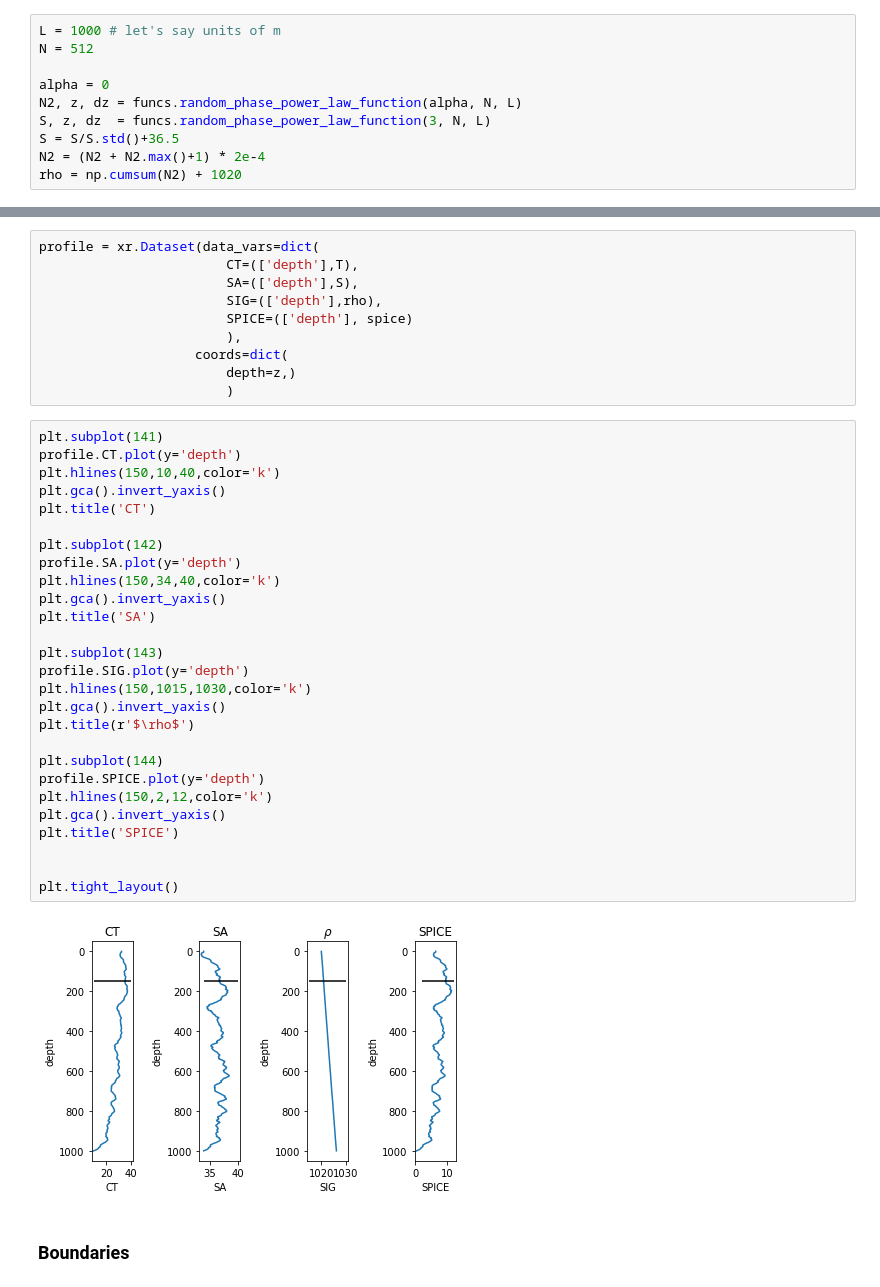
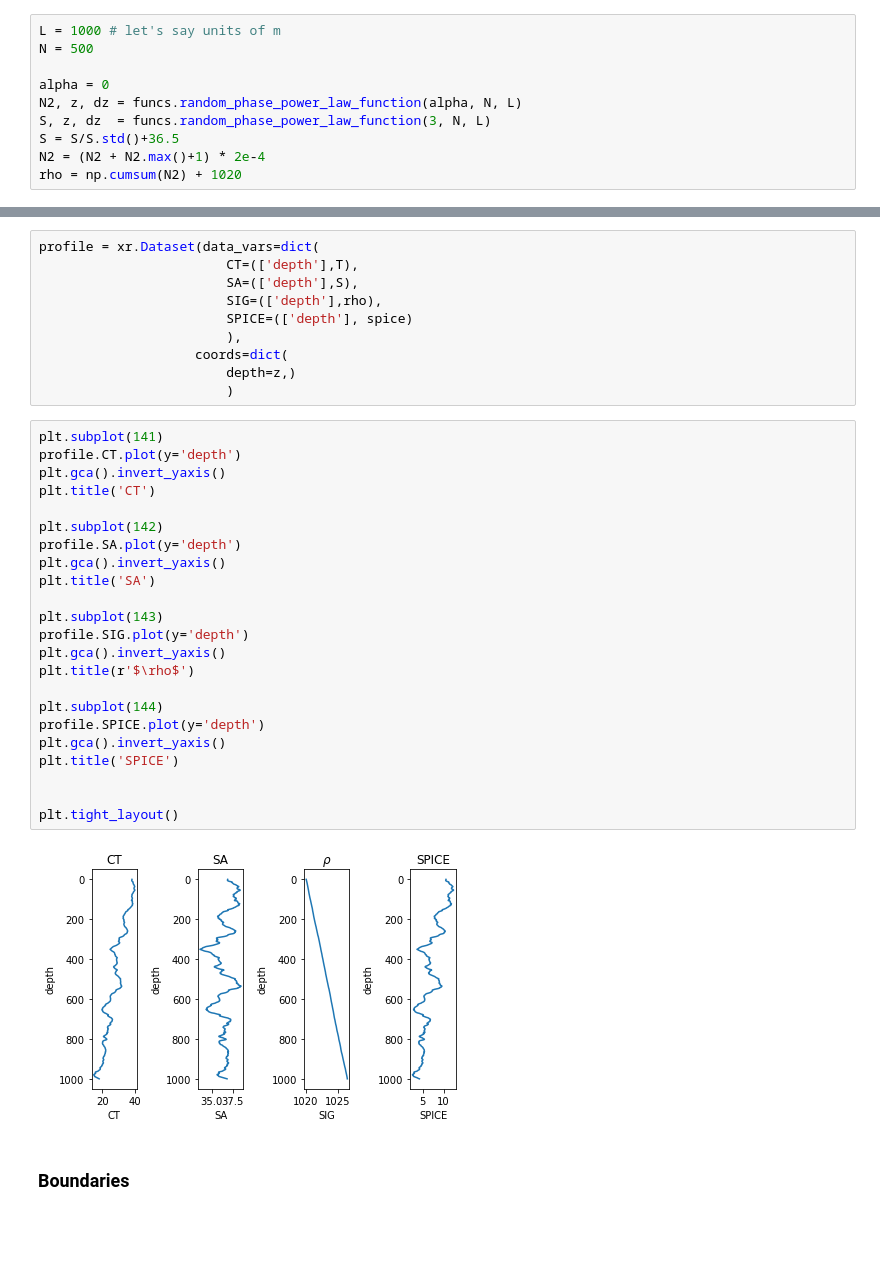
Before and after one commit to ocean-transport/argo-intern, a Jupyter notebook: methods.ipynb, the cells around one changed output, grey strips where cells are left out. Cells and saved outputs as stored; diff of their text form; blank space fills up the shorter version.

```diff
--- a/methods.ipynb
+++ b/methods.ipynb
@@ -32,7 +32,7 @@ reload(funcs)
 This example is from Dhruv's notebooks over winter break (and more specifically the density-spice notebook).
 # %%
 L = 1000 # let's say units of m
-N = 512
+N = 500
 
 alpha = 0
 N2, z, dz = funcs.random_phase_power_law_function(alpha, N, L)
@@ -68,32 +68,28 @@ profile = xr.Dataset(data_vars=dict(
 # %%
 plt.subplot(141)
 profile.CT.plot(y='depth')
-plt.hlines(150,10,40,color='k')
 plt.gca().invert_yaxis()
 plt.title('CT')
 
 plt.subplot(142)
 profile.SA.plot(y='depth')
-plt.hlines(150,34,40,color='k')
 plt.gca().invert_yaxis()
 plt.title('SA')
 
 plt.subplot(143)
 profile.SIG.plot(y='depth')
-plt.hlines(150,1015,1030,color='k')
 plt.gca().invert_yaxis()
 plt.title(r'$\rho$')
 
 plt.subplot(144)
 profile.SPICE.plot(y='depth')
-plt.hlines(150,2,12,color='k')
 plt.gca().invert_yaxis()
 plt.title('SPICE')
 
 
 plt.tight_layout()
 # %% [output]
-[figure, old version]
+[figure, new version]
 # %% [markdown]
 ### Boundaries
 # %% [markdown]
```
Also changed, not shown: parts of 9 cells of this notebook.
